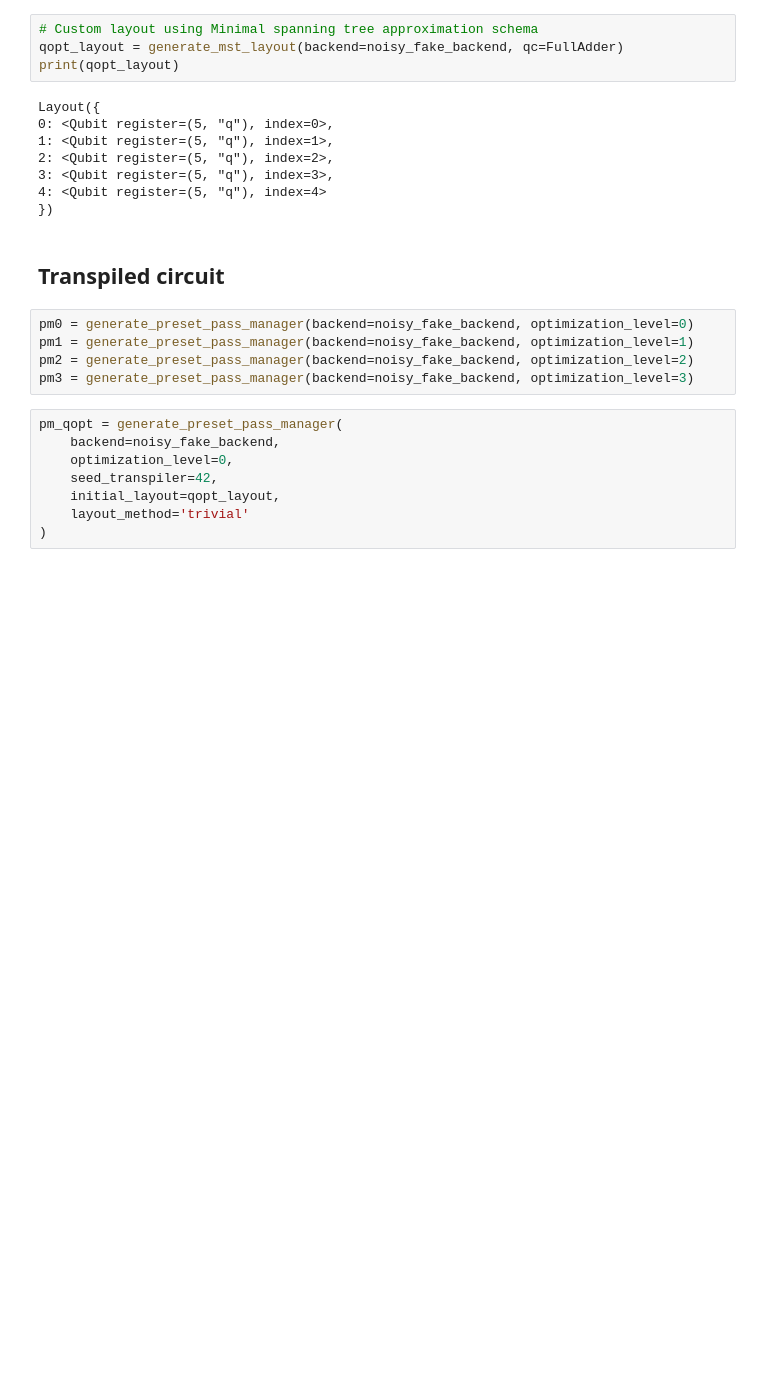
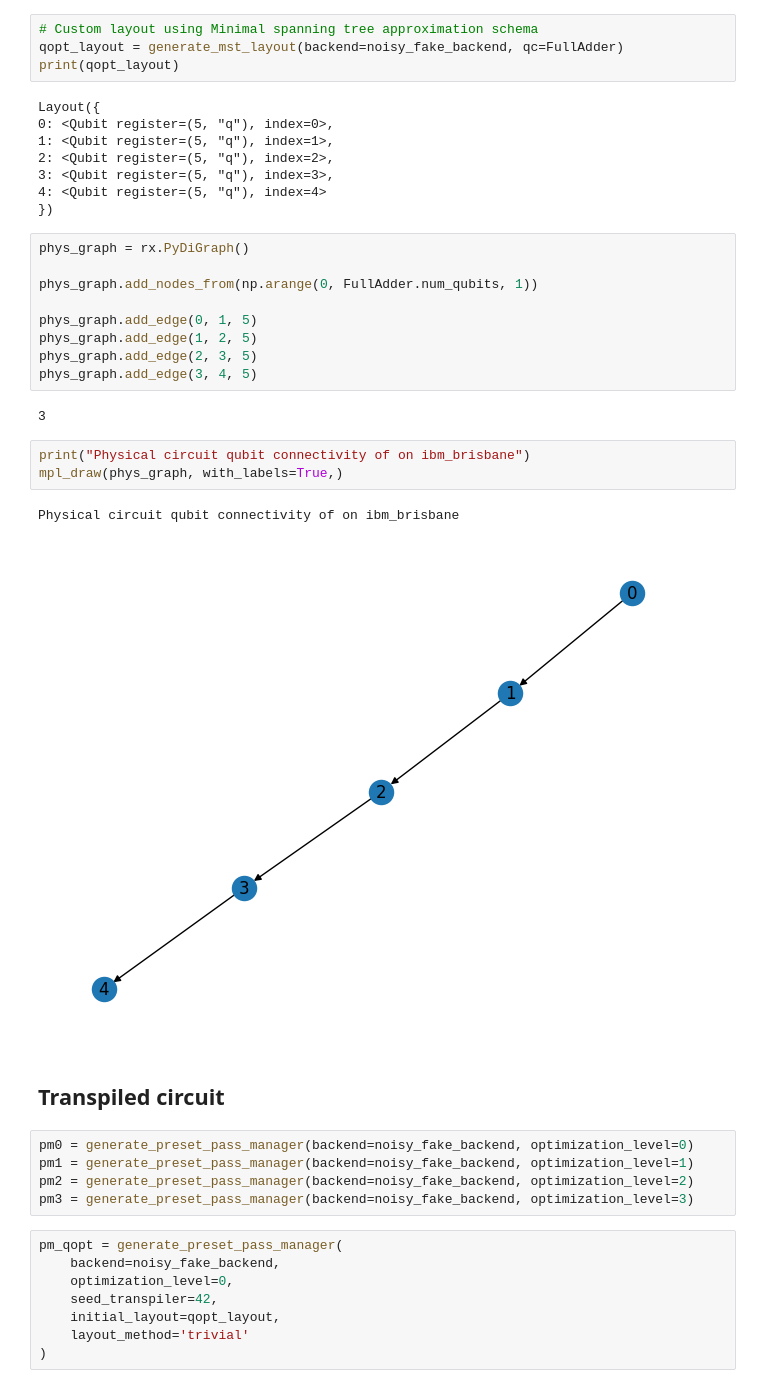
Before and after one commit to pranjaldhole/QiskitHackathon25_SuperQops, a Jupyter notebook: layout_optimization_with_MST_approximation_schema.ipynb, the cells around one changed output. Cells and saved outputs as stored; diff of their text form; blank space fills up the shorter version.

```diff
--- a/layout_optimization_with_MST_approximation_schema.ipynb
+++ b/layout_optimization_with_MST_approximation_schema.ipynb
@@ -48,6 +78,23 @@ Layout({
 3: <Qubit register=(5, "q"), index=3>,
 4: <Qubit register=(5, "q"), index=4>
 })
+# %%
+phys_graph = rx.PyDiGraph()
+
+phys_graph.add_nodes_from(np.arange(0, FullAdder.num_qubits, 1))
+
+phys_graph.add_edge(0, 1, 5)
+phys_graph.add_edge(1, 2, 5)
+phys_graph.add_edge(2, 3, 5)
+phys_graph.add_edge(3, 4, 5)
+# %% [output]
+3
+# %%
+print("Physical circuit qubit connectivity of on ibm_brisbane")
+mpl_draw(phys_graph, with_labels=True,)
+# %% [output]
+Physical circuit qubit connectivity of on ibm_brisbane
+[figure, added]
 # %% [markdown]
 ## Transpiled circuit
 # %%
```
Also changed, not shown: parts of 15 cells of this notebook.
